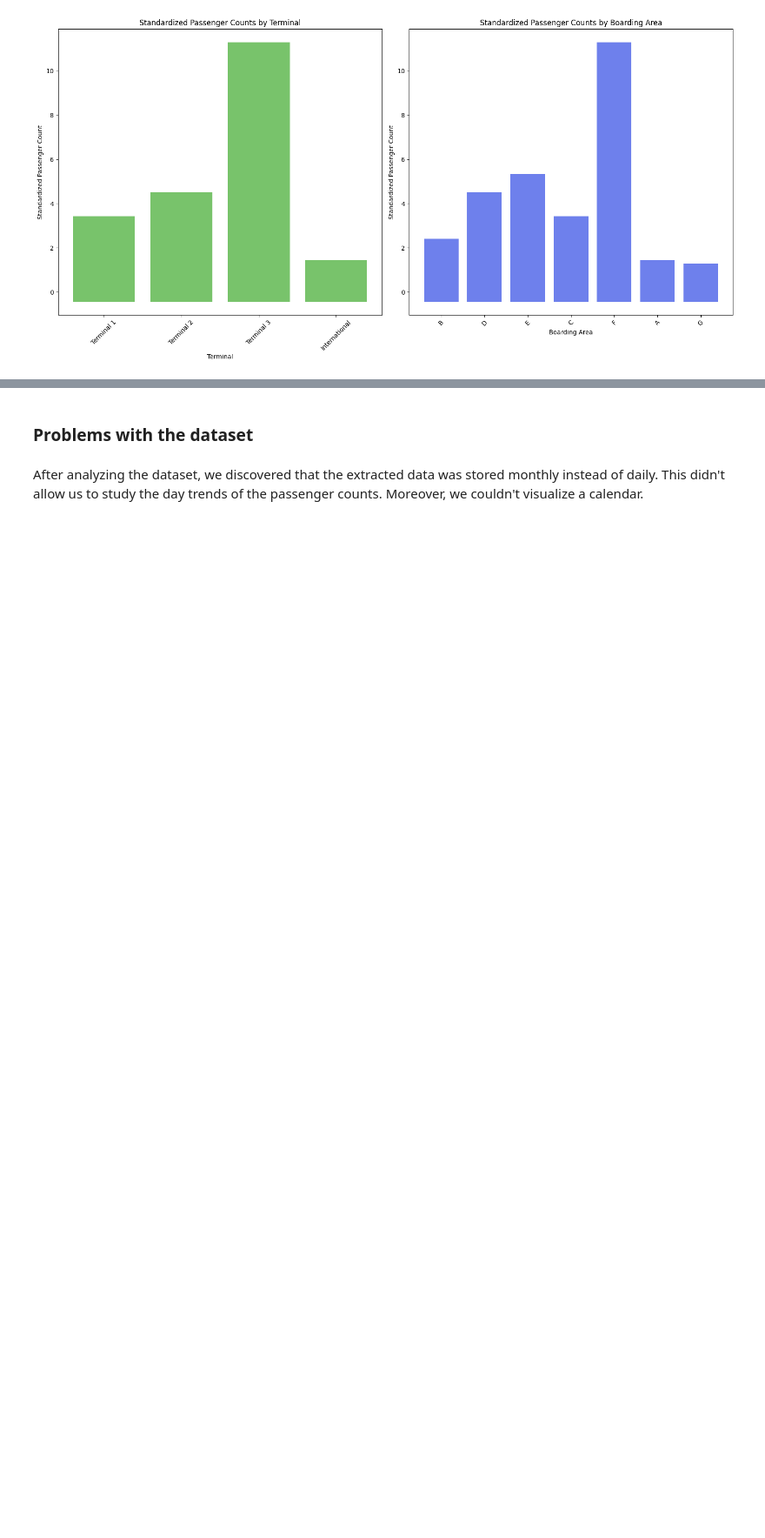
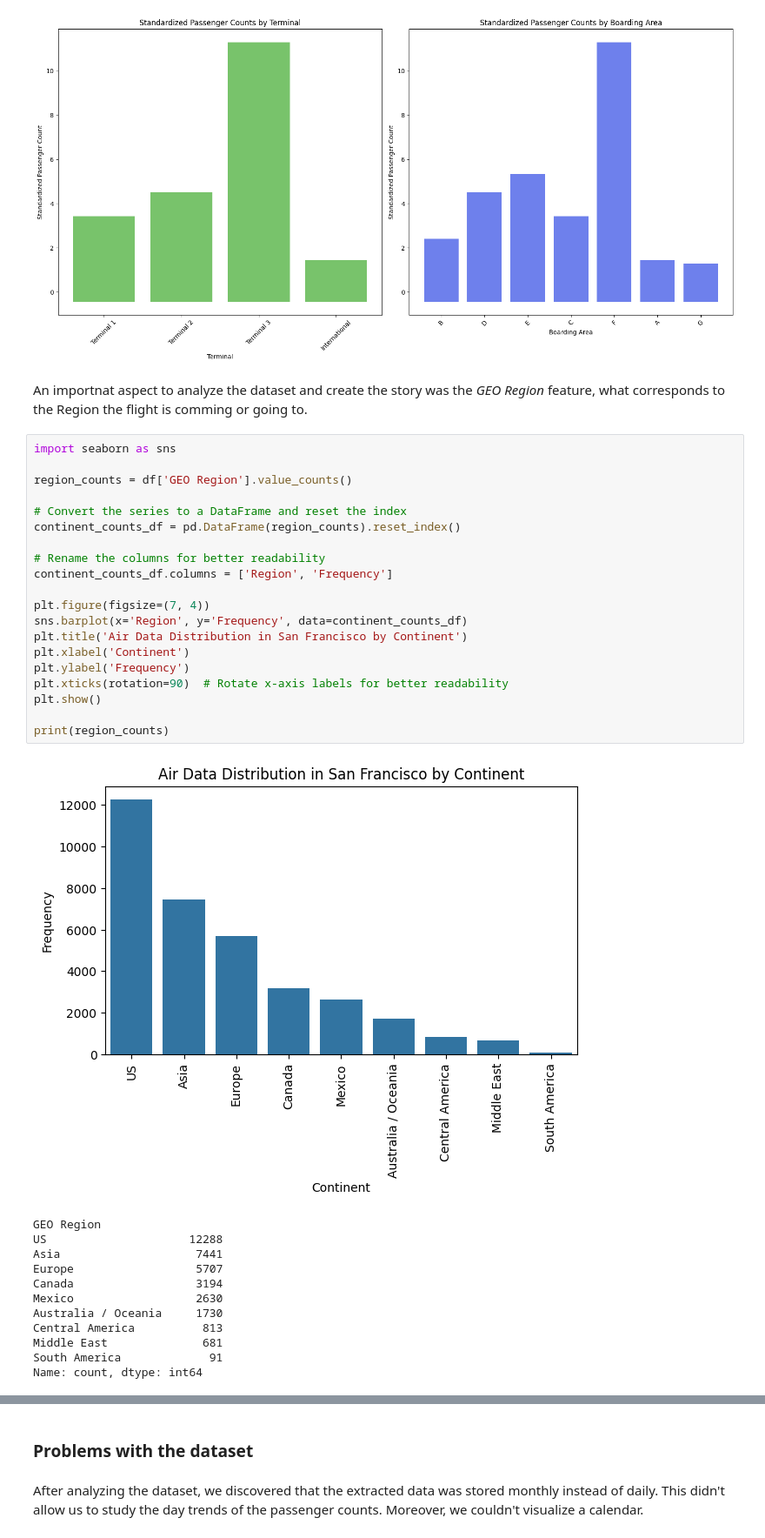
Before and after one commit to nereaSuacab/FinalProject---SocialData24.github.io, a Jupyter notebook: notebook.ipynb, the cells around one changed output, grey strips where cells are left out. Shown at 87% size. Cells and saved outputs as stored; diff of their text form; blank space fills up the shorter version.

```diff
--- a/notebook.ipynb
+++ b/notebook.ipynb
@@ -250,3 +250,38 @@ plt.tight_layout()
 plt.show()
 # %% [output]
 [figure]
+# %% [markdown]
+An importnat aspect to analyze the dataset and create the story was the *GEO Region* feature, what corresponds to the Region the flight is comming or going to.
+# %%
+import seaborn as sns
+
+region_counts = df['GEO Region'].value_counts()
+
+# Convert the series to a DataFrame and reset the index
+continent_counts_df = pd.DataFrame(region_counts).reset_index()
+
+# Rename the columns for better readability
+continent_counts_df.columns = ['Region', 'Frequency']
+
+plt.figure(figsize=(7, 4))
+sns.barplot(x='Region', y='Frequency', data=continent_counts_df)
+plt.title('Air Data Distribution in San Francisco by Continent')
+plt.xlabel('Continent')
+plt.ylabel('Frequency')
+plt.xticks(rotation=90)  # Rotate x-axis labels for better readability
+plt.show()
+
+print(region_counts)
+# %% [output]
+[figure, added]
+GEO Region
+US                     12288
+Asia                    7441
+Europe                  5707
+Canada                  3194
+Mexico                  2630
+Australia / Oceania     1730
+Central America          813
+Middle East              681
+South America             91
+Name: count, dtype: int64
```
Also changed, not shown: parts of 4 cells of this notebook.
